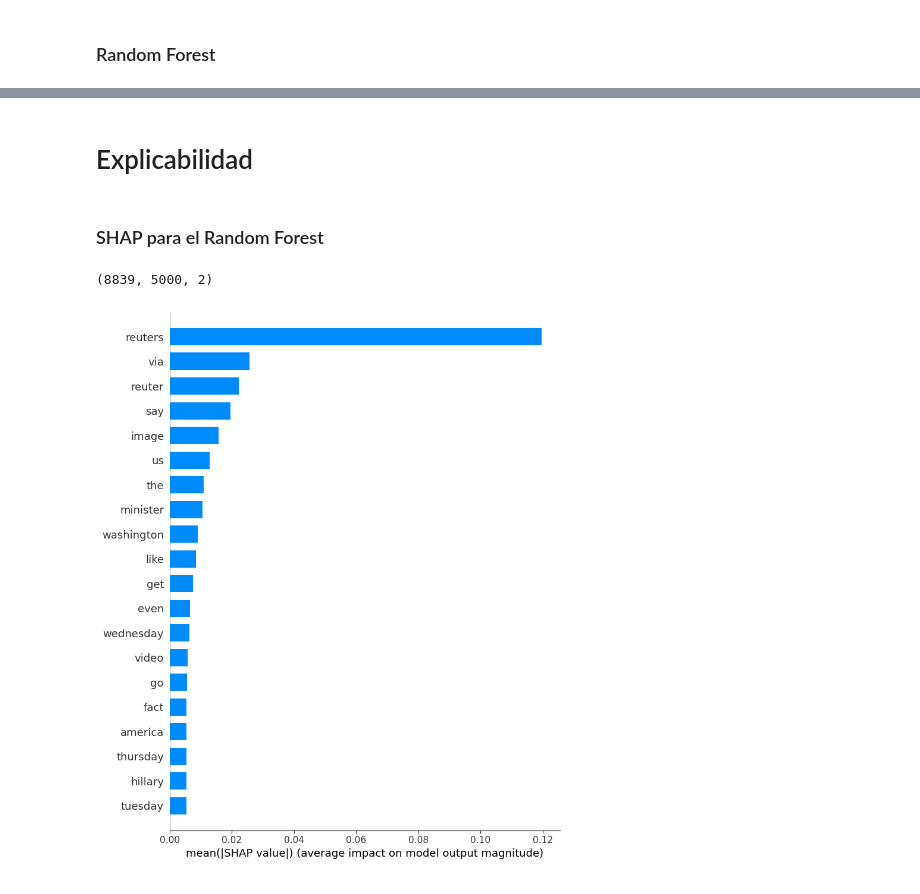
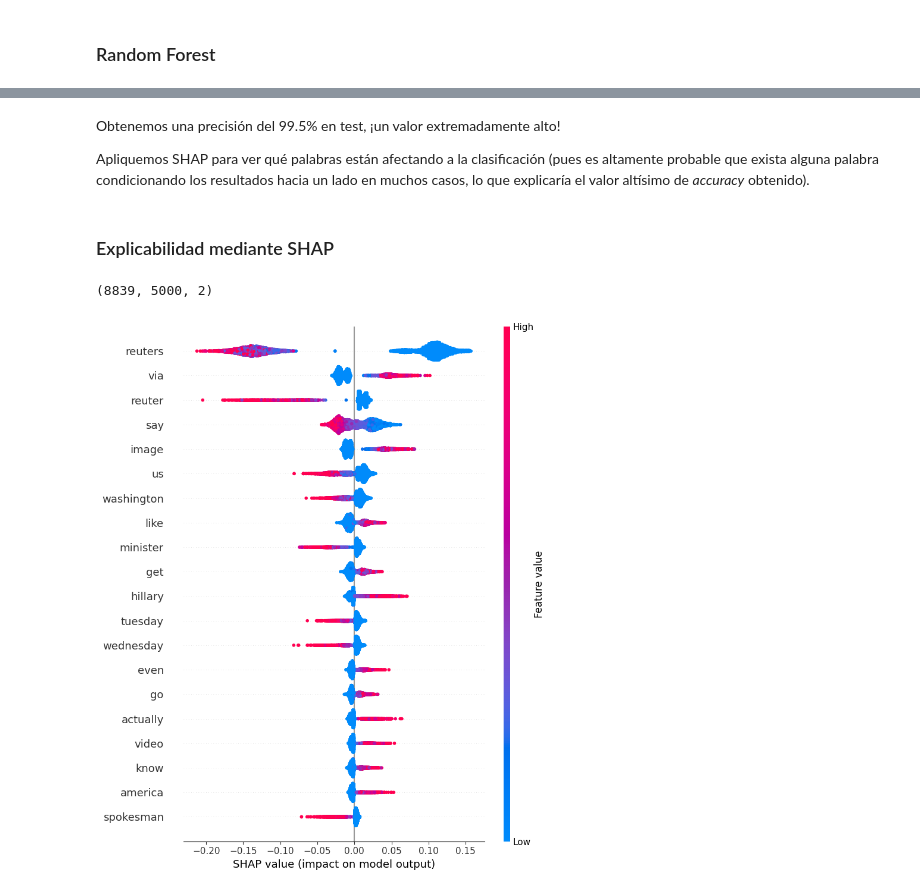
Before and after one commit to guillermo-grande/Fake-News-Detection, a Jupyter notebook: pipeline.ipynb, the cells around one changed output, grey strips where cells are left out. Drawn from its saved outputs; the diff is of its cells as text; code cells hidden in the pictures.

```diff
--- a/pipeline.ipynb
+++ b/pipeline.ipynb
@@ -283,5 +286,7 @@ Precisión: 0.996605950899423
+# %% [markdown]
+Obtenemos una precisión del 99.5% en test, ¡un valor extremadamente alto!
+
+Apliquemos SHAP para ver qué palabras están afectando a la clasificación (pues es altamente probable que exista alguna palabra condicionando los resultados hacia un lado en muchos casos, lo que explicaría el valor altísimo de *accuracy* obtenido).
 # %% [markdown]
-# Explicabilidad
+### Explicabilidad mediante SHAP
-# %% [markdown]
-### SHAP para el Random Forest
 # %%
@@ -299,16 +302,16 @@ shap_values.shape
 # %% [output]
 (8839, 5000, 2)
 # %%
-# Obtén las palabras de los vectores TF-IDF
+# Obtenemos las palabras de los vectores TF-IDF
 feature_names = vectorizer.get_feature_names_out()
 
-# Elegir índice que vas a explicar
-class_index = 0 # Noticia falsa
+# Elegimos índice a explicar
+class_index = 0 # En este caso, ¿qué palabras influyen más y menos en que una noticia sea falsa?
 
 # Seleccionamos los valores SHAP para dicha clase
 shap_values_class = shap_values[:, :, class_index]
 
 # Mostrar valores SHAP
-shap.summary_plot(shap_values_class, X_test_dense, feature_names=feature_names, plot_type="bar")
+shap.summary_plot(shap_values_class, X_test_dense, feature_names=feature_names)
 # %% [output]
-[figure, old version]
+[figure, new version]
```
Also changed, not shown: parts of 26 cells of this notebook, 1 other file.
